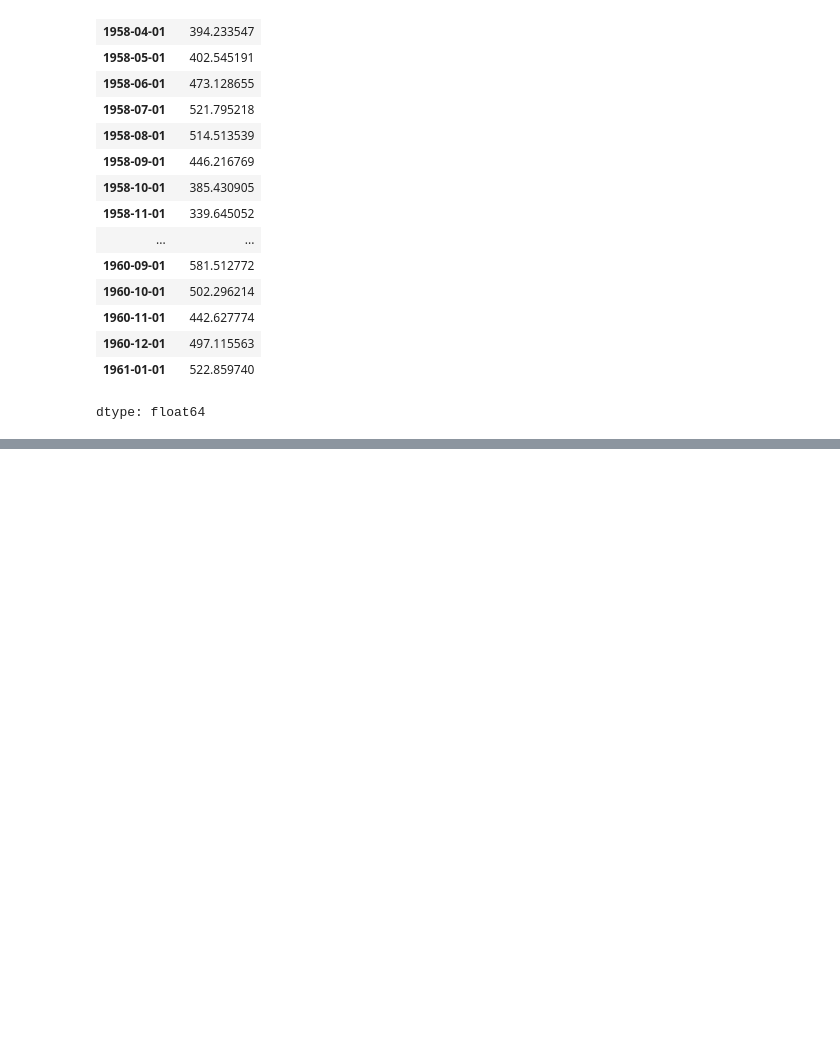
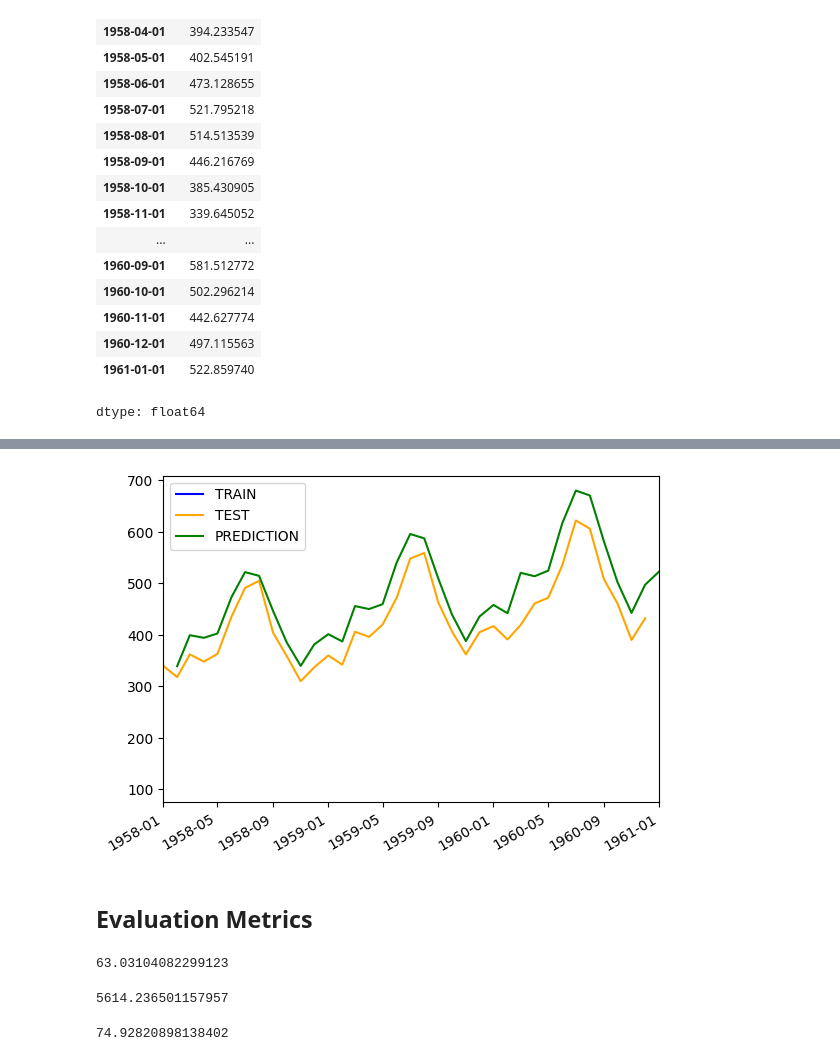
Before and after one commit to Mercymerine/Machine_learning2, a Jupyter notebook: Introduction_to_forecasting.ipynb, the cells around one changed output, grey strips where cells are left out. Saved outputs shown, nothing was run; the diff lists cells and outputs as text; code cells hidden in the pictures; blank space fills up the shorter version.

```diff
--- a/Introduction_to_forecasting.ipynb
+++ b/Introduction_to_forecasting.ipynb
@@ -104,0 +113,10 @@ test_predictions.plot(legend=True, label='PREDICTION')
+# %%
+plt.plot(train_data['Passengers'], label='TRAIN', color='blue')
+plt.plot(test_data['Passengers'], label='TEST', color='orange')
+test_predictions.plot(legend=True, label='PREDICTION', color='green', xlim=['1958-01-01', '1961-01-01'])
+plt.legend()
+plt.show()
+# %% [output]
+[figure, added]
+# %% [markdown]
+## **Evaluation Metrics**
@@ -104,0 +125,12 @@ test_predictions.plot(legend=True, label='PREDICTION')
+# %%
+mean_absolute_error(test_data, test_predictions)
+# %% [output]
+63.03104082299123
+# %%
+mean_squared_error(test_data, test_predictions)
+# %% [output]
+5614.236501157957
+# %%
+np.sqrt(mean_squared_error(test_data, test_predictions))
+# %% [output]
+74.92820898138402
```
Also changed, not shown: parts of 17 cells of this notebook.
